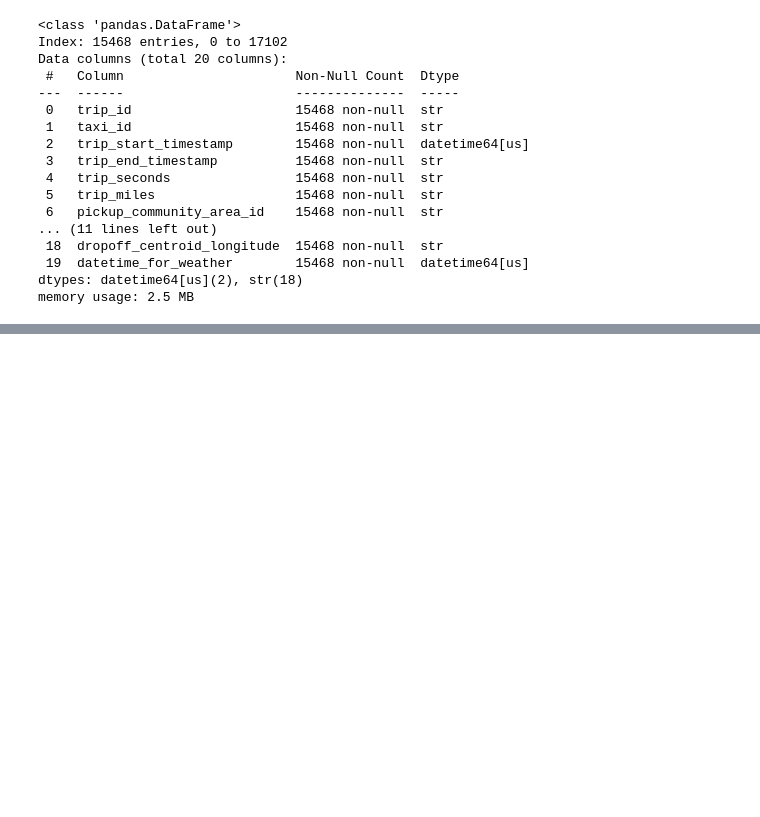
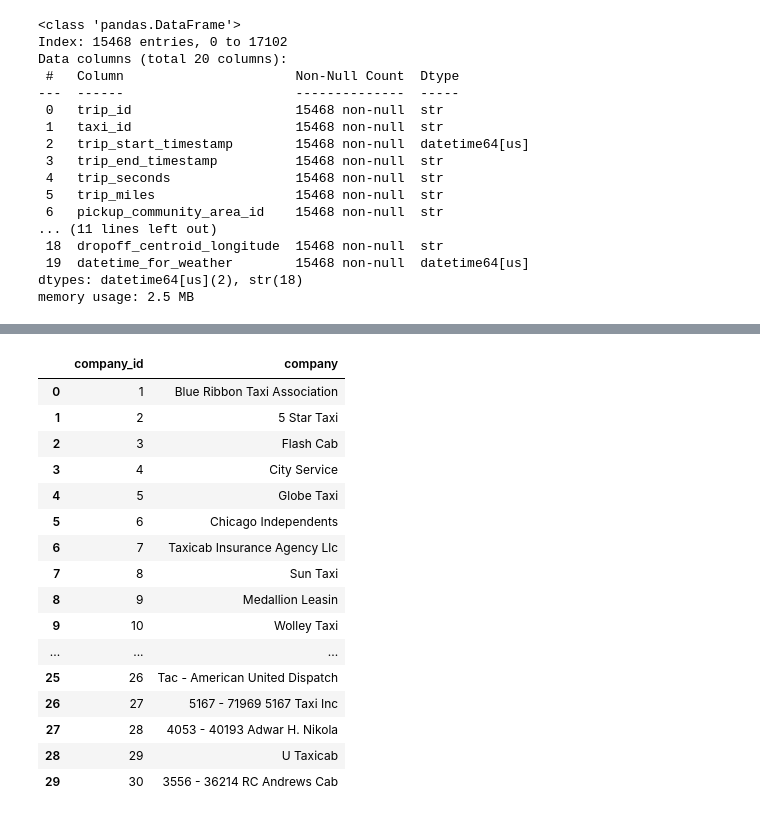
Before and after one commit to zshadady/Codes, a Jupyter notebook: src/07_transform_load.ipynb, the cells around one changed output, grey strips where cells are left out. Cells and saved outputs as stored; diff of their text form; code cells hidden in the pictures; blank space fills up the shorter version.

```diff
--- a/src/07_transform_load.ipynb
+++ b/src/07_transform_load.ipynb
@@ -109,0 +141,26 @@ memory usage: 2.5 MB
+# %%
+dim_payment_type = taxi_trips["payment_type"].drop_duplicates().reset_index(drop=True)
+
+dim_payment_type = pd.DataFrame(
+
+    {
+        "payment_type_id": range(1,len(dim_payment_type) + 1),
+        "payment_type": dim_payment_type
+    }
+
+)
+
+dim_company = taxi_trips["company"].drop_duplicates().reset_index(drop=True)
+
+dim_company = pd.DataFrame(
+
+    {
+        "company_id": range(1,len(dim_company) + 1),
+        "company": dim_company
+    }
+
+)
+# %%
+dim_payment_type_updated = update_dim_company_dim_payment_type(taxi_trips, dim_payment_type, "payment_type_id", "payment_type")
+
+dim_company_updated = update_dim_company_dim_payment_type(taxi_trips, dim_company, "company_id", "company")
@@ -109,0 +178,20 @@ memory usage: 2.5 MB
+# %%
+dim_company_updated
+# %% [output]
+|  | company_id | company |
+| 0 | 1 | Blue Ribbon Taxi Association |
+| 1 | 2 | 5 Star Taxi |
+| 2 | 3 | Flash Cab |
+| 3 | 4 | City Service |
+| 4 | 5 | Globe Taxi |
+| 5 | 6 | Chicago Independents |
+| 6 | 7 | Taxicab Insurance Agency Llc |
+| 7 | 8 | Sun Taxi |
+| 8 | 9 | Medallion Leasin |
+| 9 | 10 | Wolley Taxi |
+| ... | ... | ... |
+| 25 | 26 | Tac - American United Dispatch |
+| 26 | 27 | 5167 - 71969 5167 Taxi Inc |
+| 27 | 28 | 4053 - 40193 Adwar H. Nikola |
+| 28 | 29 | U Taxicab |
+| 29 | 30 | 3556 - 36214 RC Andrews Cab |
```
Also changed, not shown: parts of 17 cells of this notebook.
